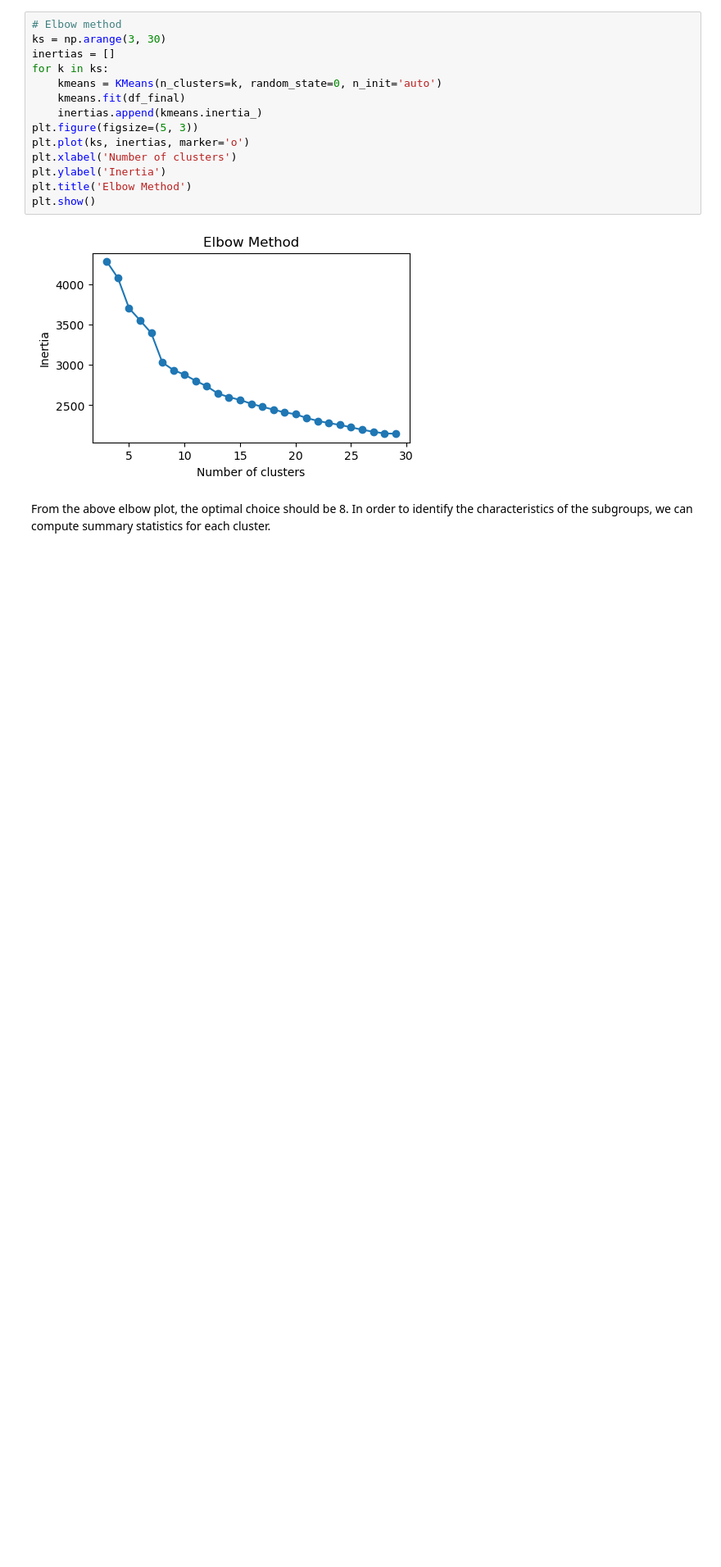
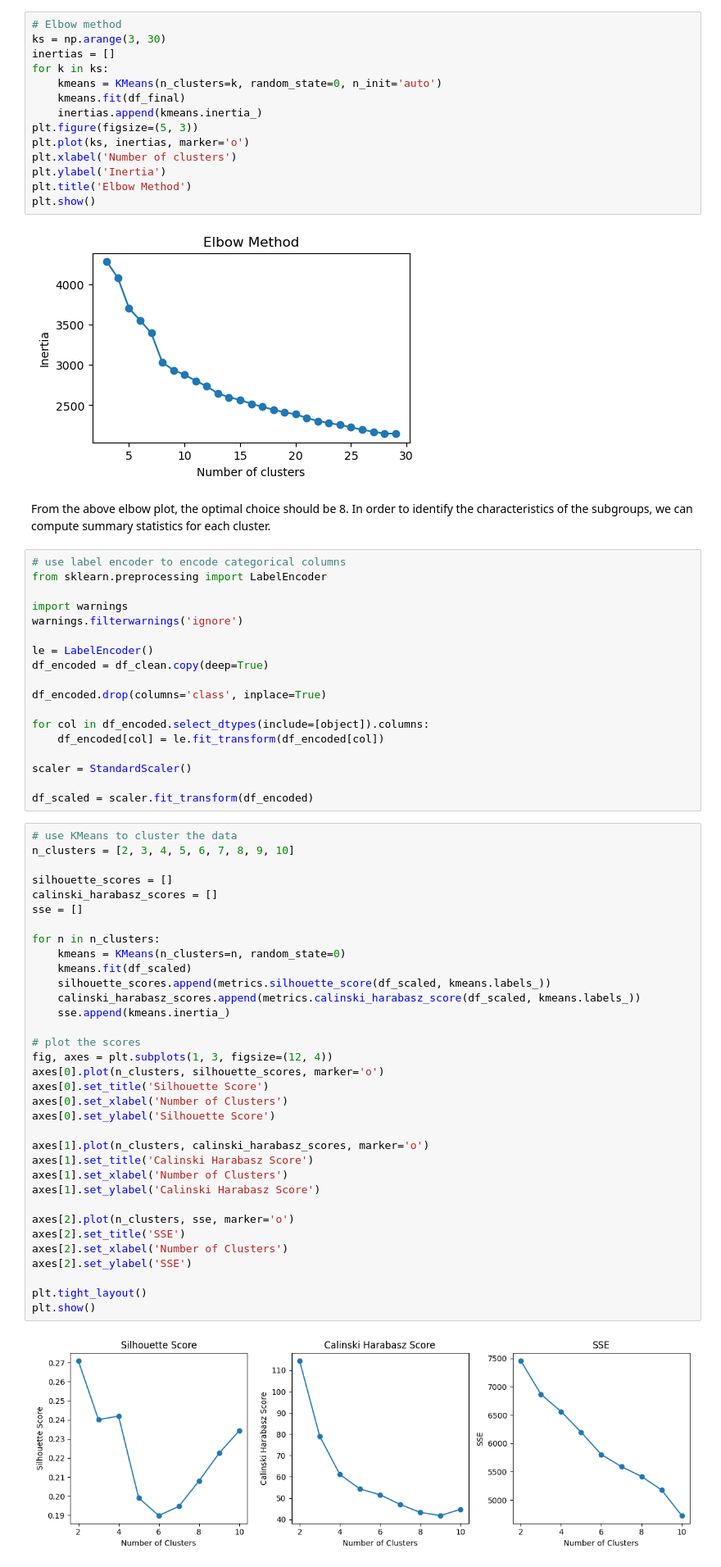
Before and after one commit to YS-02/Chronic-Kidney-Disease-Classification-Challenge, a Jupyter notebook: YS.ipynb, the cells around one changed output. Shown at 82% size. Drawn from its saved outputs; the diff is of its cells as text; blank space fills up the shorter version.

```diff
--- a/YS.ipynb
+++ b/YS.ipynb
@@ -284,3 +337,57 @@ plt.show()
 [figure]
 # %% [markdown]
 From the above elbow plot, the optimal choice should be 8. In order to identify the characteristics of the subgroups, we can compute summary statistics for each cluster.
+# %%
+# use label encoder to encode categorical columns
+from sklearn.preprocessing import LabelEncoder
+
+import warnings
+warnings.filterwarnings('ignore')
+
+le = LabelEncoder()
+df_encoded = df_clean.copy(deep=True)
+
+df_encoded.drop(columns='class', inplace=True)
+
+for col in df_encoded.select_dtypes(include=[object]).columns:
+    df_encoded[col] = le.fit_transform(df_encoded[col])
+
+scaler = StandardScaler()
+
+df_scaled = scaler.fit_transform(df_encoded)
+# %%
+# use KMeans to cluster the data
+n_clusters = [2, 3, 4, 5, 6, 7, 8, 9, 10]
+
+silhouette_scores = []
+calinski_harabasz_scores = []
+sse = []
+
+for n in n_clusters:
+    kmeans = KMeans(n_clusters=n, random_state=0)
+    kmeans.fit(df_scaled)
+    silhouette_scores.append(metrics.silhouette_score(df_scaled, kmeans.labels_))
+    calinski_harabasz_scores.append(metrics.calinski_harabasz_score(df_scaled, kmeans.labels_))
+    sse.append(kmeans.inertia_)
+
+# plot the scores
+fig, axes = plt.subplots(1, 3, figsize=(12, 4))
+axes[0].plot(n_clusters, silhouette_scores, marker='o')
+axes[0].set_title('Silhouette Score')
+axes[0].set_xlabel('Number of Clusters')
+axes[0].set_ylabel('Silhouette Score')
+
+axes[1].plot(n_clusters, calinski_harabasz_scores, marker='o')
+axes[1].set_title('Calinski Harabasz Score')
+axes[1].set_xlabel('Number of Clusters')
+axes[1].set_ylabel('Calinski Harabasz Score')
+
+axes[2].plot(n_clusters, sse, marker='o')
+axes[2].set_title('SSE')
+axes[2].set_xlabel('Number of Clusters')
+axes[2].set_ylabel('SSE')
+
+plt.tight_layout()
+plt.show()
+# %% [output]
+[figure, added]
```
Also changed, not shown: parts of 10 cells of this notebook, 1 other file.
